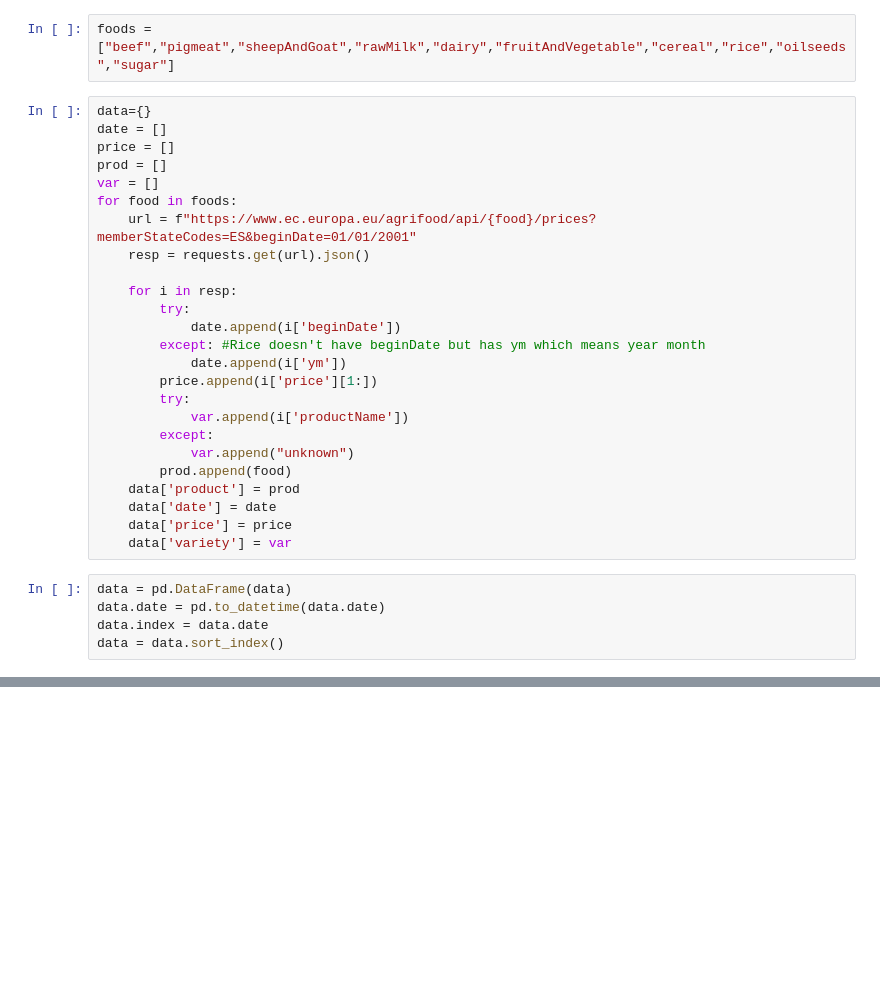
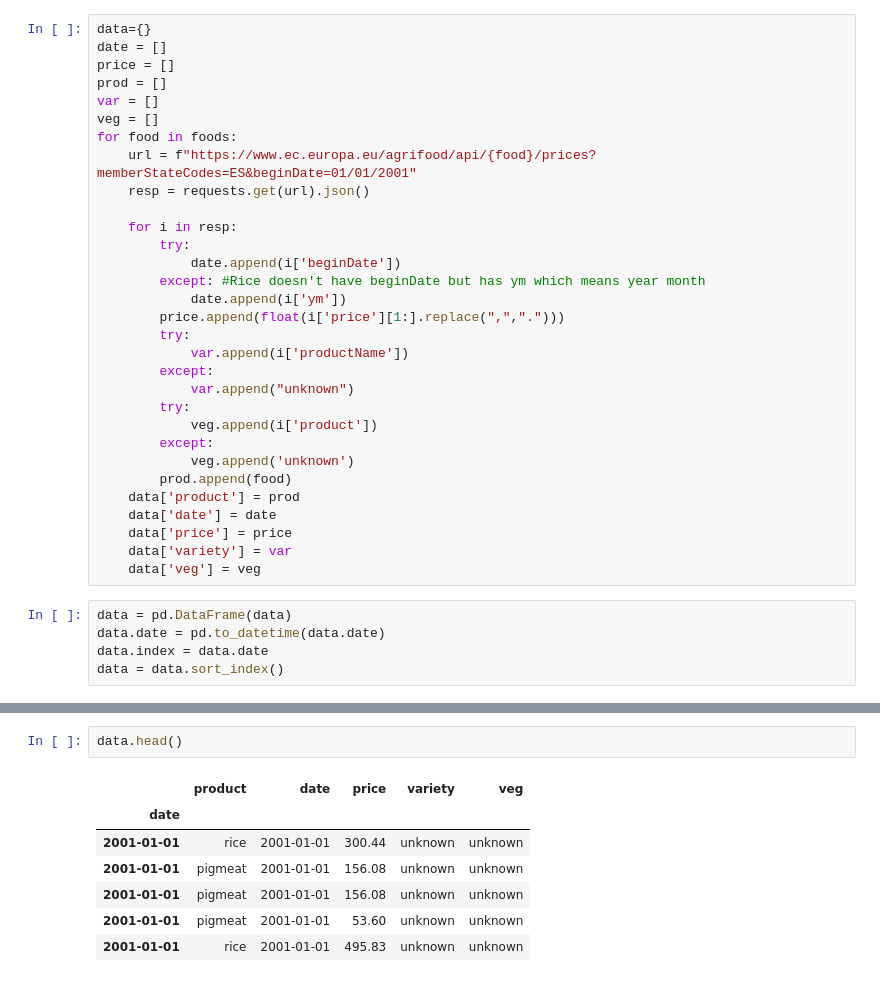
Before and after one commit to Andrestart/buysmart, a Jupyter notebook: notebooks/1_getting_data.ipynb, the cells around one changed output, grey strips where cells are left out. Drawn from its saved outputs; the diff is of its cells as text; blank space fills up the shorter version.

```diff
--- a/notebooks/1_getting_data.ipynb
+++ b/notebooks/1_getting_data.ipynb
@@ -18,13 +19,12 @@ import plotly.graph_objects as go
 # %%
 foods = ["beef","pigmeat","sheepAndGoat","rawMilk","dairy","fruitAndVegetable","cereal","rice","oilseeds","sugar","oliveOil","wine"]
-# %%
-foods = ["beef","pigmeat","sheepAndGoat","rawMilk","dairy","fruitAndVegetable","cereal","rice","oilseeds","sugar"]
 # %%
 data={}
 date = []
 price = []
 prod = []
 var = []
+veg = []
 for food in foods:
     url = f"https://www.ec.europa.eu/agrifood/api/{food}/prices?memberStateCodes=ES&beginDate=01/01/2001"
     resp = requests.get(url).json()
@@ -34,16 +34,21 @@ for food in foods:
             date.append(i['beginDate'])
         except: #Rice doesn't have beginDate but has ym which means year month
             date.append(i['ym'])
-        price.append(i['price'][1:])
+        price.append(float(i['price'][1:].replace(",",".")))
         try:
             var.append(i['productName'])
         except:
             var.append("unknown")
+        try:
+            veg.append(i['product'])
+        except:
+            veg.append('unknown')
         prod.append(food)
     data['product'] = prod
     data['date'] = date
     data['price'] = price
     data['variety'] = var
+    data['veg'] = veg
 # %%
 data = pd.DataFrame(data)
 data.date = pd.to_datetime(data.date)
@@ -51,0 +77,10 @@ data = data.sort_index()
+# %%
+data.head()
+# %% [output]
+|  | product | date | price | variety | veg |
+| date |  |  |  |  |  |
+| 2001-01-01 | rice | 2001-01-01 | 300.44 | unknown | unknown |
+| 2001-01-01 | pigmeat | 2001-01-01 | 156.08 | unknown | unknown |
+| 2001-01-01 | pigmeat | 2001-01-01 | 156.08 | unknown | unknown |
+| 2001-01-01 | pigmeat | 2001-01-01 | 53.60 | unknown | unknown |
+| 2001-01-01 | rice | 2001-01-01 | 495.83 | unknown | unknown |
```
Also changed, not shown: parts of 16 cells of this notebook, 6 other files.
